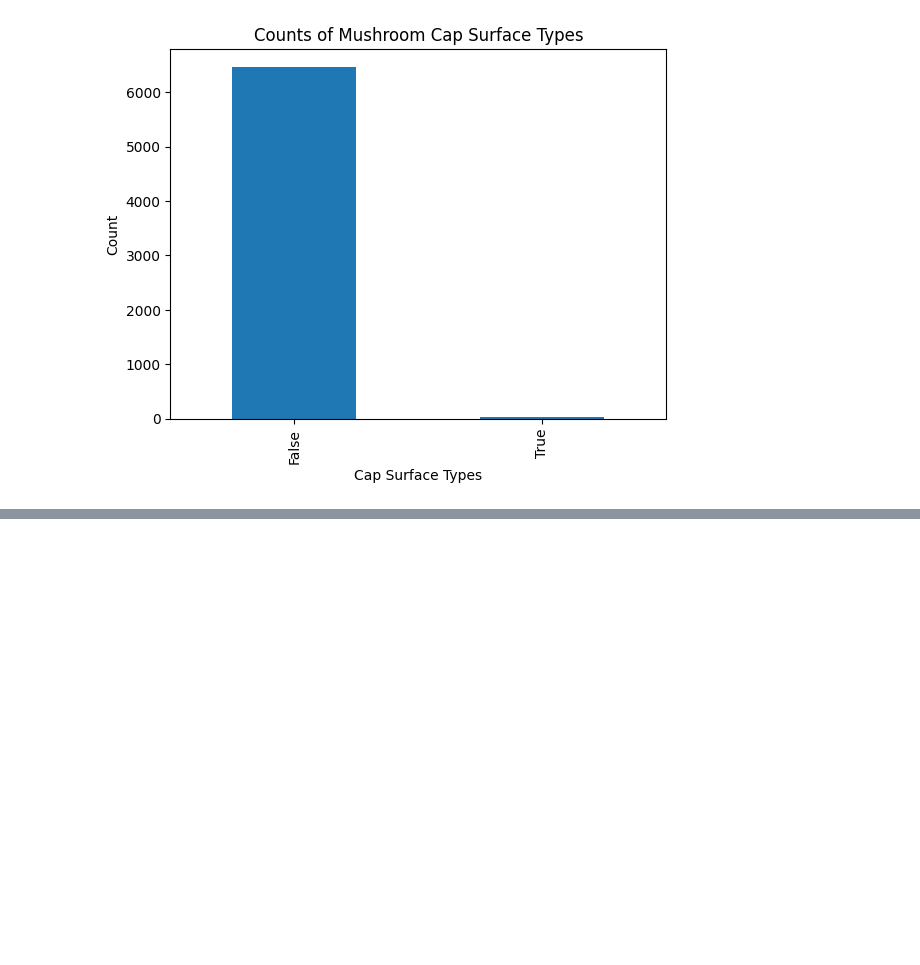
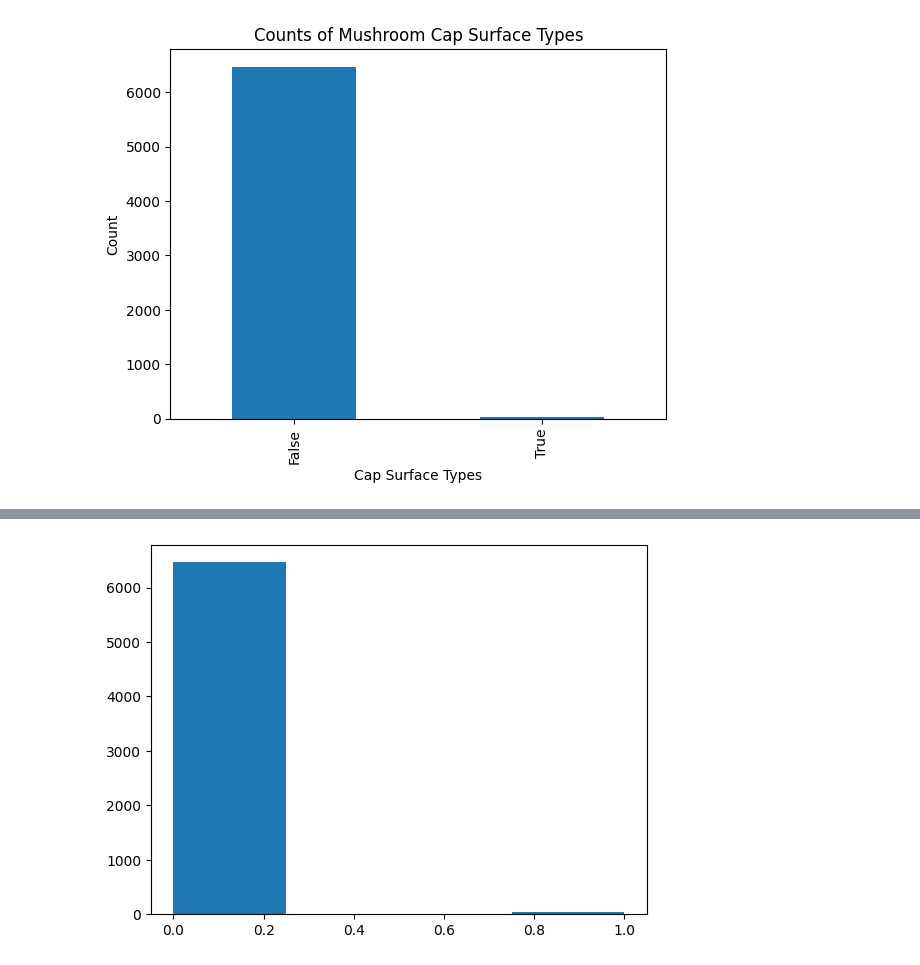
Before and after one commit to atoothman/data71200, a Jupyter notebook: DATA_71200_Project_1_Mushroom_Classification_Toothman.ipynb, the cells around one changed output, grey strips where cells are left out. Saved outputs shown, nothing was run; the diff lists cells and outputs as text; code cells hidden in the pictures; blank space fills up the shorter version.

```diff
--- a/DATA_71200_Project_1_Mushroom_Classification_Toothman.ipynb
+++ b/DATA_71200_Project_1_Mushroom_Classification_Toothman.ipynb
@@ -363,0 +418,6 @@ plt.show()
+# %%
+# Histogram for cap-color_c with cubing (**3) transformation
+plt.hist(X_train['cap-color_c'].values.reshape(-1, 1)**3, bins=4)
+plt.show()
+# %% [output]
+[figure, added]
```
Also changed, not shown: parts of 10 cells of this notebook.
